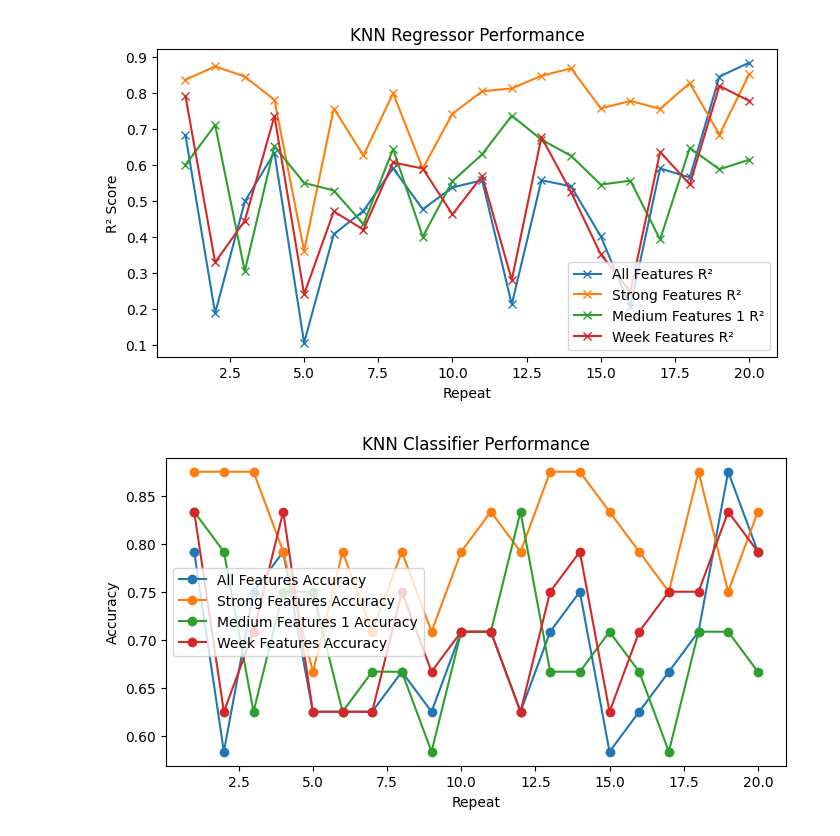
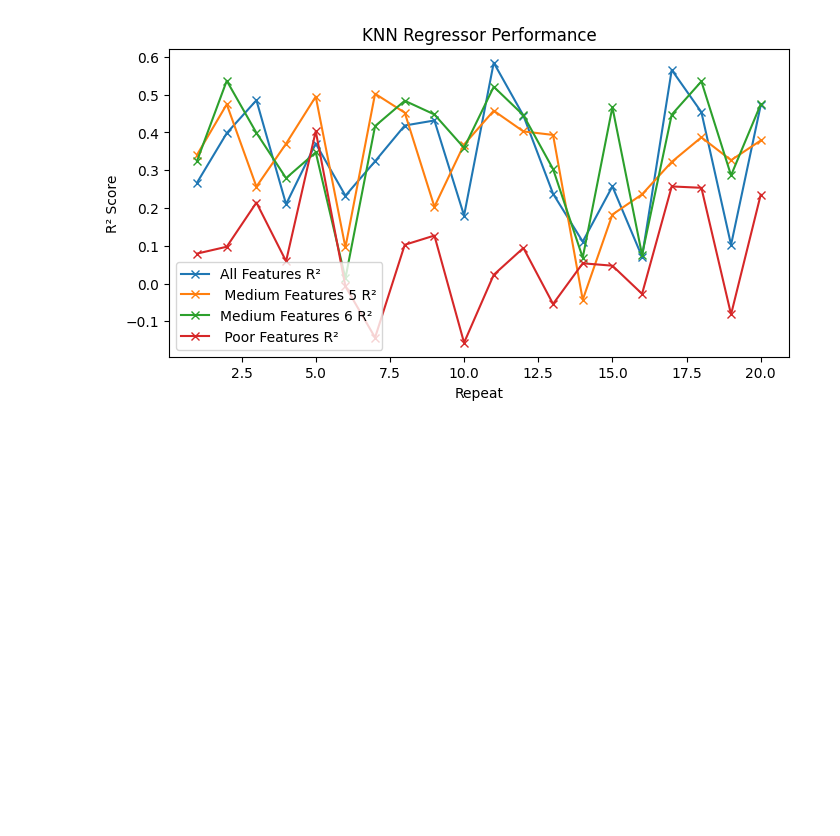
Before and after one commit to mehrnazeraeisi/Diabetes, a Jupyter notebook: Comparison_Chart_Diabetes_KnnRegression_Modification.ipynb, the cells around one changed output. Saved outputs shown, nothing was run; the diff lists cells and outputs as text; code cells hidden in the pictures; blank space fills up the shorter version.

```diff
--- a/Comparison_Chart_Diabetes_KnnRegression_Modification.ipynb
+++ b/Comparison_Chart_Diabetes_KnnRegression_Modification.ipynb
@@ -89,10 +71,9 @@ def knn_score(X_data, y_data, selected_features):
 
 # Compute R² and accuracy scores for each group
 groups = [data_features, strong_features, medium_features_1, medium_features_2, medium_features_3,
-          medium_features_4, medium_features_5, medium_features_6, poor_features, week_features]
+          medium_features_4, medium_features_5, medium_features_6, poor_features]
 
 r2_scores = [knn_score(X_data, y_data, group) for group in groups]
-acc_scores = [knn_accuracy(X_data, y_data, group) for group in groups]
 # %%
 # Build summary DataFrame
 summary_df = pd.DataFrame({
@@ -121,27 +100,21 @@ print(summary_df)
 # %%
 
-def knn_evaluation(X_data, y_data, strong_features,medium_features_1, week_features, data_features, test_size, n_repeats):
+def knn_evaluation(X_data, y_data,  medium_features_5, medium_features_6, poor_features, data_features, test_size, n_repeats):
     # Initialize lists to store the results
 
     r2_scores = {
         "all_features": [],
-        "strong_features": [],
-        "medium_features_1": [],
-        "week_features": []
-    }
-    accuracy_scores = {
-        "all_features": [],
-        "strong_features": [],
-        "medium_features_1": [],
-        "week_features": []
+        " medium_features_5": [],
+        "medium_features_6": [],
+        " poor_features": []
     }
 
     # List of feature groups to evaluate
     feature_groups = {
         "all_features": data_features,
-        "strong_features": strong_features,
-        "medium_features_1": medium_features_1,
-        "week_features": week_features
+        " medium_features_5":  medium_features_5,
+        "medium_features_6": medium_features_6,
+        " poor_features": poor_features
     }
 
     # Repeat the process n_repeats times with different train-test splits
@@ -156,13 +129,7 @@ def knn_evaluation(X_data, y_data, strong_features,medium_features_1, week_featu
             y_pred_reg = knn_reg.predict(X_test[group_features])
             r2_scores[group_name].append(r2_score(y_test, y_pred_reg))
 
-            # KNN Classifier
-            knn_cls = KNeighborsClassifier(n_neighbors=5)
-            knn_cls.fit(X_train[group_features], y_train)
-            y_pred_cls = knn_cls.predict(X_test[group_features])
-            accuracy_scores[group_name].append(accuracy_score(y_test, y_pred_cls))
-
-    # Plot results for R² and Accuracy
+    # Plot results for R²
     x = np.arange(1, n_repeats + 1)
 
 
@@ -175,16 +142,6 @@ def knn_evaluation(X_data, y_data, strong_features,medium_features_1, week_featu
     plt.title('KNN Regressor Performance')
     plt.legend()
     plt.show()
-
-    # Accuracy plot
-    plt.figure( figsize=(8, 4))
-    for group_name, accuracy_list in accuracy_scores.items():
-        plt.plot(x, accuracy_list, label=f"{group_name.replace('_', ' ').title()} Accuracy", marker='o')
-    plt.xlabel('Repeat')
-    plt.ylabel('Accuracy')
-    plt.title('KNN Classifier Performance')
-    plt.legend()
-    plt.show()
 # %%
 
 # Example usage (add this after you load and preprocess your data):
@@ -195,8 +151,7 @@ knn_evaluation(X_data, y_data, strong_features, medium_features_1, week_features
 # %%
 # Example usage (add this after you load and preprocess your data):
-knn_evaluation(X_data, y_data, strong_features, medium_features_1, week_features, data_features, test_size=0.13, n_repeats=20)
+knn_evaluation(X_data, y_data, medium_features_5, medium_features_6, poor_features, data_features, test_size=0.13, n_repeats=20)
 # %% [output]
-[figure, old version]
+[figure, new version]
-[figure, removed]
 # %%
 # Example usage (add this after you load and preprocess your data):
```
Also changed, not shown: parts of 10 cells of this notebook.
